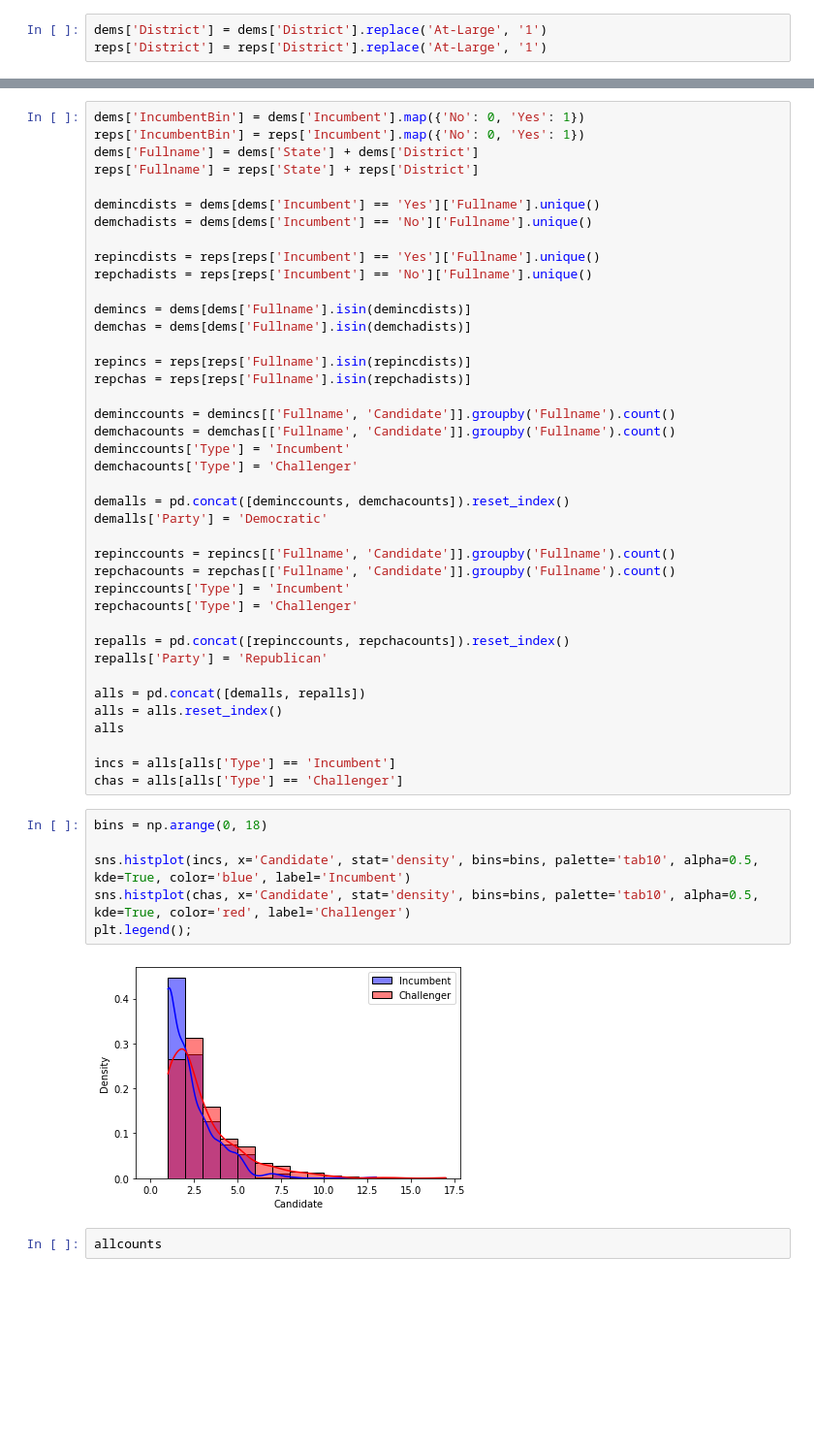
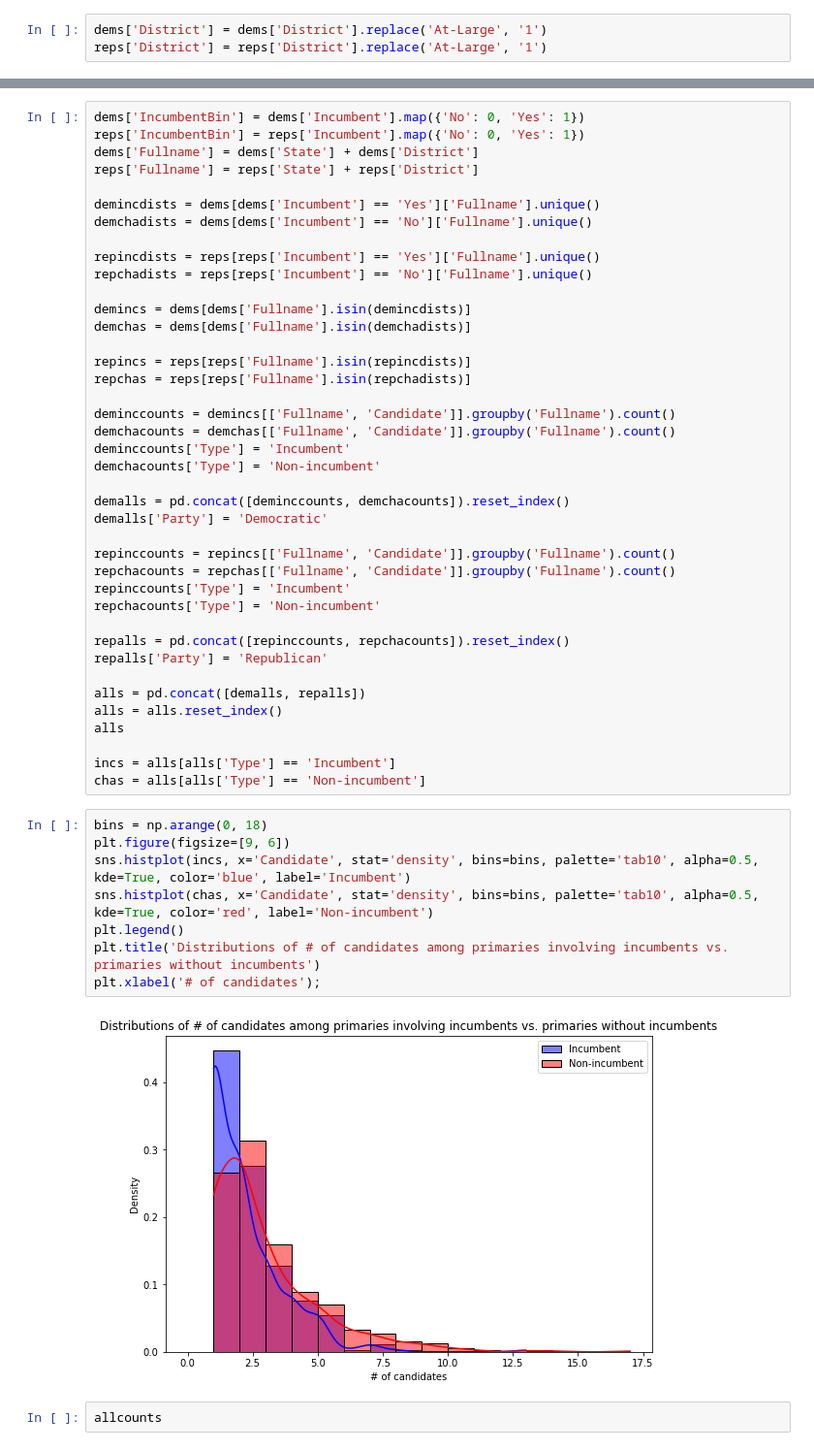
Before and after one commit to sarsong/data102proj, a Jupyter notebook: Noah.ipynb, the cells around one changed output, grey strips where cells are left out. Shown at 97% size. Saved outputs shown, nothing was run; the diff lists cells and outputs as text; blank space fills up the shorter version.

```diff
--- a/Noah.ipynb
+++ b/Noah.ipynb
@@ -90,7 +86,7 @@ repchas = reps[reps['Fullname'].isin(repchadists)]
 deminccounts = demincs[['Fullname', 'Candidate']].groupby('Fullname').count()
 demchacounts = demchas[['Fullname', 'Candidate']].groupby('Fullname').count()
 deminccounts['Type'] = 'Incumbent'
-demchacounts['Type'] = 'Challenger'
+demchacounts['Type'] = 'Non-incumbent'
 
 demalls = pd.concat([deminccounts, demchacounts]).reset_index()
 demalls['Party'] = 'Democratic'
@@ -98,7 +94,7 @@ demalls['Party'] = 'Democratic'
 repinccounts = repincs[['Fullname', 'Candidate']].groupby('Fullname').count()
 repchacounts = repchas[['Fullname', 'Candidate']].groupby('Fullname').count()
 repinccounts['Type'] = 'Incumbent'
-repchacounts['Type'] = 'Challenger'
+repchacounts['Type'] = 'Non-incumbent'
 
 repalls = pd.concat([repinccounts, repchacounts]).reset_index()
 repalls['Party'] = 'Republican'
@@ -108,15 +104,17 @@ alls = alls.reset_index()
 alls
 
 incs = alls[alls['Type'] == 'Incumbent']
-chas = alls[alls['Type'] == 'Challenger']
+chas = alls[alls['Type'] == 'Non-incumbent']
 # %%
 bins = np.arange(0, 18)
-
+plt.figure(figsize=[9, 6])
 sns.histplot(incs, x='Candidate', stat='density', bins=bins, palette='tab10', alpha=0.5, kde=True, color='blue', label='Incumbent')
-sns.histplot(chas, x='Candidate', stat='density', bins=bins, palette='tab10', alpha=0.5, kde=True, color='red', label='Challenger')
-plt.legend();
+sns.histplot(chas, x='Candidate', stat='density', bins=bins, palette='tab10', alpha=0.5, kde=True, color='red', label='Non-incumbent')
+plt.legend()
+plt.title('Distributions of # of candidates among primaries involving incumbents vs. primaries without incumbents')
+plt.xlabel('# of candidates');
 # %% [output]
-[figure, old version]
+[figure, new version]
 # %%
 allcounts
 # %% [output]
```
Also changed, not shown: parts of 2 cells of this notebook.
